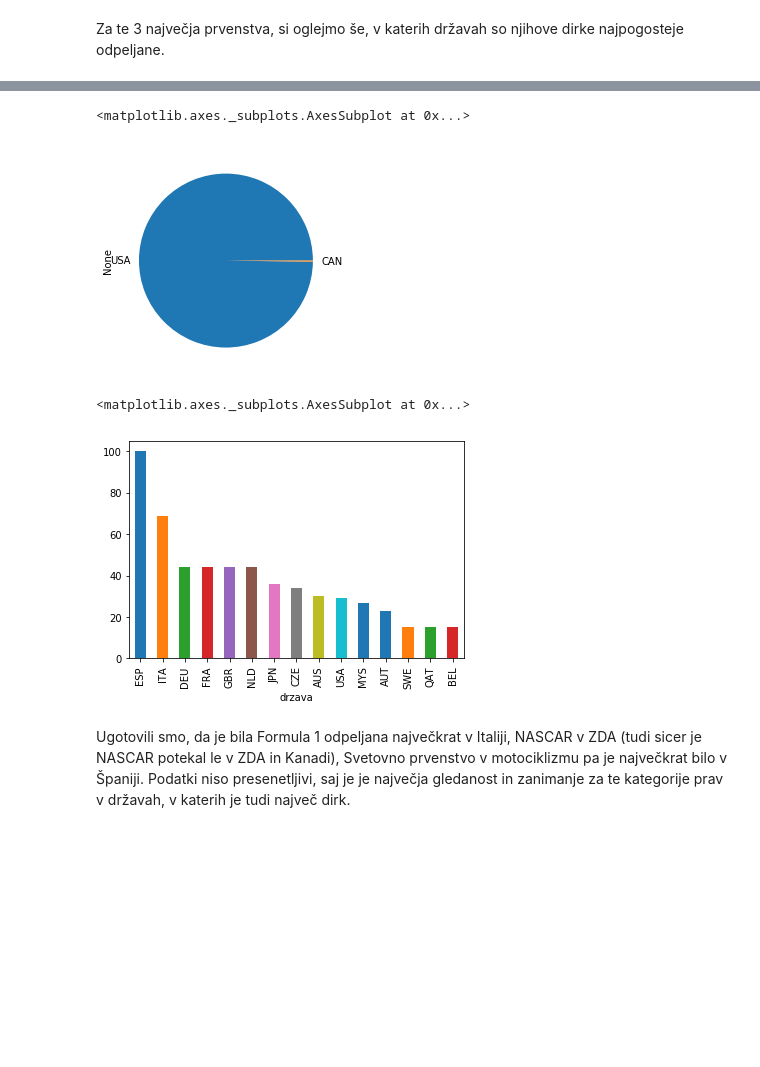
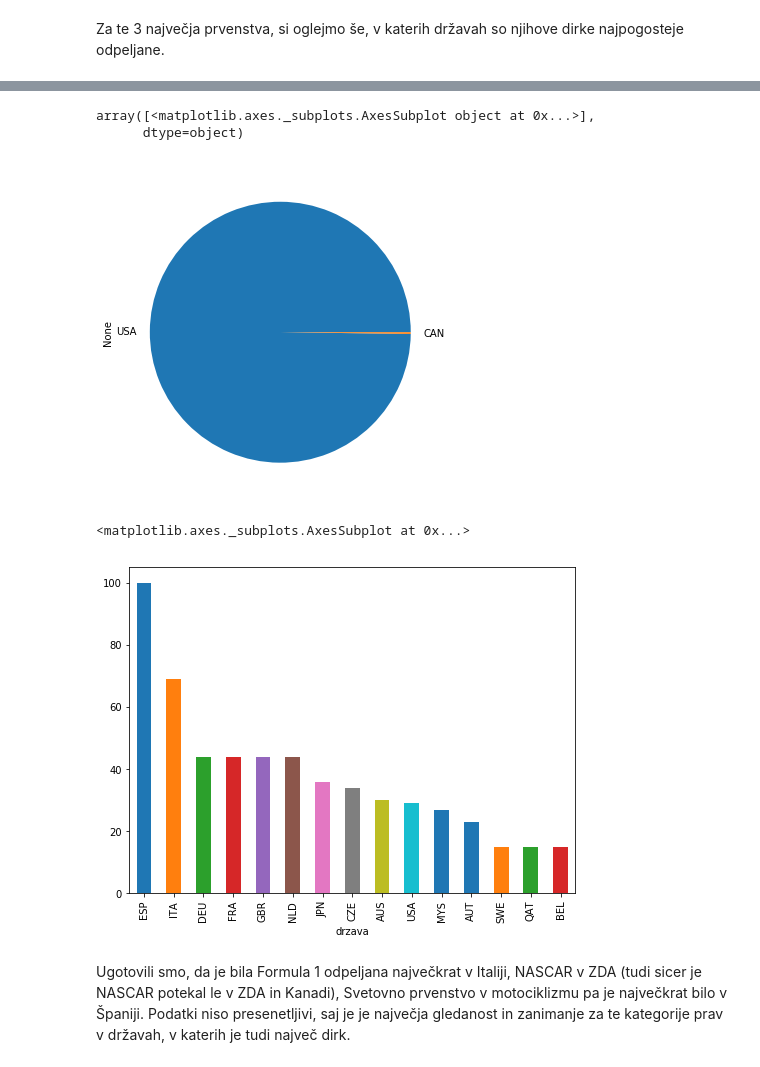
Before and after one commit to spelapetan/Avto-moto-sport-dirke, a Jupyter notebook: Analiza podatkov avto-moto dirk.ipynb, the cells around one changed output, grey strips where cells are left out. Drawn from its saved outputs; the diff is of its cells as text; code cells hidden in the pictures; blank space fills up the shorter version.

```diff
--- a/Analiza podatkov avto-moto dirk.ipynb
+++ b/Analiza podatkov avto-moto dirk.ipynb
@@ -146,13 +146,14 @@ F1.groupby('drzava').size().sort_values(ascending=False).head(15).plot.bar()
 # %%
-NASCAR.groupby('drzava').size().sort_values(ascending=False).plot.pie()
+NASCAR.groupby('drzava').size().sort_values(ascending=False).plot.pie(subplots=True, figsize=(6, 6))
 # %% [output]
-<matplotlib.axes._subplots.AxesSubplot at 0x...>
+array([<matplotlib.axes._subplots.AxesSubplot object at 0x...>],
+      dtype=object)
-[figure, old version]
+[figure, new version]
 # %%
-MotoGP.groupby('drzava').size().sort_values(ascending=False).head(15).plot.bar()
+MotoGP.groupby('drzava').size().sort_values(ascending=False).head(15).plot.bar(figsize=(8,6))
 # %% [output]
 <matplotlib.axes._subplots.AxesSubplot at 0x...>
-[figure, old version]
+[figure, new version]
 # %% [markdown]
 Ugotovili smo, da je bila Formula 1 odpeljana največkrat v Italiji, NASCAR v ZDA (tudi sicer je NASCAR potekal le v ZDA in Kanadi), Svetovno prvenstvo v motociklizmu pa je največkrat bilo v Španiji. Podatki niso presenetljivi, saj je je največja gledanost in zanimanje za te kategorije prav v državah, v katerih je tudi največ dirk.
 # %% [markdown]
```
Also changed, not shown: parts of 12 cells of this notebook.
